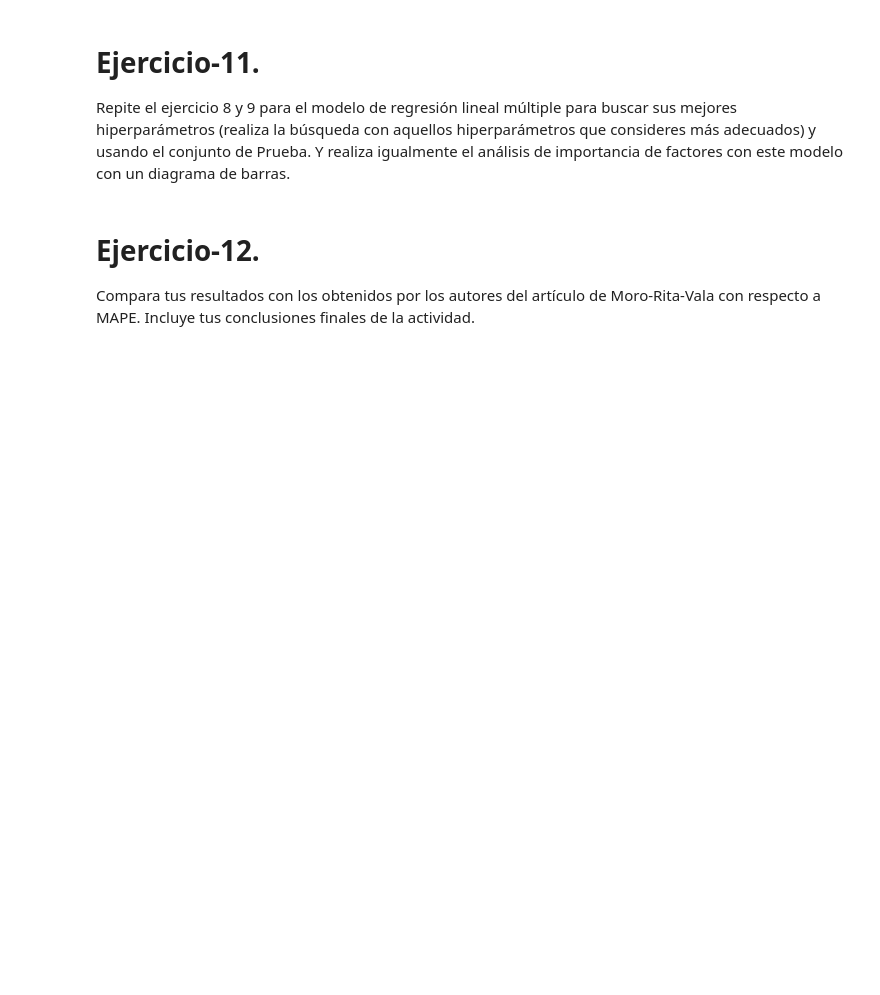
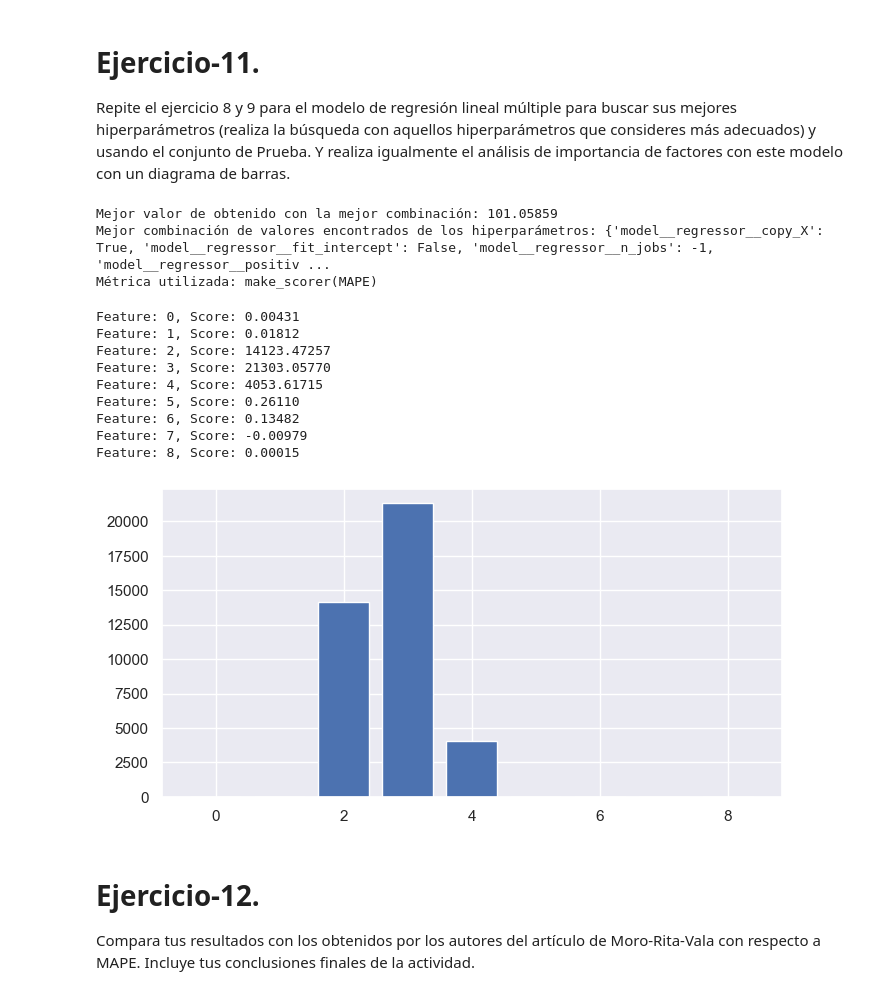
Before and after one commit to diego-carrera/iaa-equipo-30, a Jupyter notebook: semana7/MNA_IAyAA_semana_7_Actividad.ipynb, the cells around one changed output. Saved outputs shown, nothing was run; the diff lists cells and outputs as text; code cells hidden in the pictures; blank space fills up the shorter version.

```diff
--- a/semana7/MNA_IAyAA_semana_7_Actividad.ipynb
+++ b/semana7/MNA_IAyAA_semana_7_Actividad.ipynb
@@ -569,6 +713,61 @@ plt.show()
 # **Ejercicio-11.**
 
 Repite el ejercicio 8 y 9 para el modelo de regresión lineal múltiple para buscar sus mejores hiperparámetros (realiza la búsqueda con aquellos hiperparámetros que consideres más adecuados) y usando el conjunto de Prueba. Y realiza igualmente el análisis de importancia de factores con este modelo con un diagrama de barras.
+# %%
+parameters = {
+    'model__regressor__fit_intercept': [True, False],
+    'model__regressor__copy_X': [True, False],
+    'model__regressor__positive': [True, False],
+    'model__regressor__n_jobs': [-1]
+}
+rlm_pipe = Pipeline(steps=[('model', TransformedTargetRegressor(regressor=LinearRegression(),
+                                     func=np.log1p,
+                                     inverse_func=np.expm1))])
+
+rlmGrid = GridSearchCV(
+  rlm_pipe,
+  parameters,
+  cv=repeated_k_fold,
+  scoring=make_scorer(MAPE, greater_is_better=True),
+  n_jobs=-1
+)
+rlmGrid.fit(X_train_transformed, y_train)
+
+print('Mejor valor de obtenido con la mejor combinación: {:.5f}'.format(rlmGrid.best_score_))
+print('Mejor combinación de valores encontrados de los hiperparámetros:', rlmGrid.best_params_)
+print('Métrica utilizada:', rlmGrid.scoring)
+# %% [output]
+Mejor valor de obtenido con la mejor combinación: 101.05859
+Mejor combinación de valores encontrados de los hiperparámetros: {'model__regressor__copy_X': True, 'model__regressor__fit_intercept': False, 'model__regressor__n_jobs': -1, 'model__regressor__positiv ...
+Métrica utilizada: make_scorer(MAPE)
+# %%
+final_RLM = LinearRegression(
+  copy_X=True,
+  fit_intercept=False,
+  positive=False,
+  n_jobs=-1
+)
+modelRLM = Pipeline(steps=[('model', TransformedTargetRegressor(regressor=final_RLM,
+                                     func=np.log1p,
+                                     inverse_func=np.expm1))])
+modelRLM.fit(X_train_transformed, y_train)
+importance = permutation_importance(modelRLM, X_train_transformed, y_train, n_repeats=10)
+for i,v in enumerate(importance['importances_mean']):
+	print('Feature: %0d, Score: %.5f' % (i,v))
+
+plt.bar([x for x in range(len(importance['importances_mean']))], importance['importances_mean'])
+plt.show()
+# %% [output]
+Feature: 0, Score: 0.00431
+Feature: 1, Score: 0.01812
+Feature: 2, Score: 14123.47257
+Feature: 3, Score: 21303.05770
+Feature: 4, Score: 4053.61715
+Feature: 5, Score: 0.26110
+Feature: 6, Score: 0.13482
+Feature: 7, Score: -0.00979
+Feature: 8, Score: 0.00015
+[figure, added]
 # %% [markdown]
 # **Ejercicio-12.**
 
```
Also changed, not shown: parts of 15 cells of this notebook.
